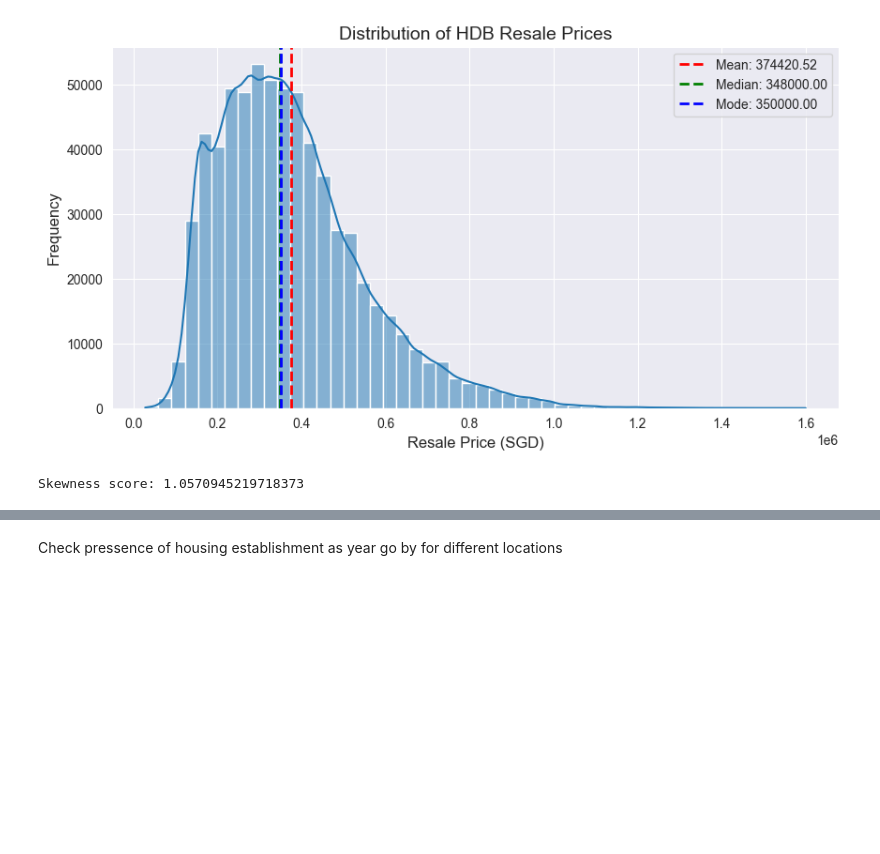
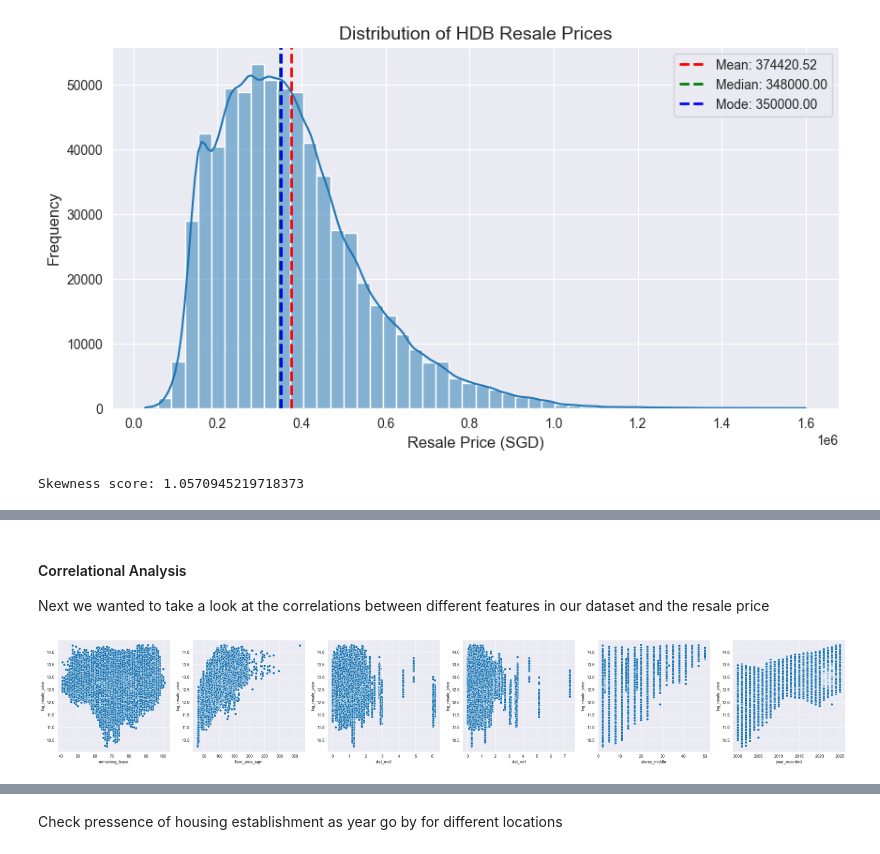
Before and after one commit to Tedyang2003/dsai-hdb-analysis, a Jupyter notebook: submission.ipynb, the cells around one changed output, grey strips where cells are left out. Drawn from its saved outputs; the diff is of its cells as text; code cells hidden in the pictures; blank space fills up the shorter version.

Commit message:
Added analysis

```diff
--- a/submission.ipynb
+++ b/submission.ipynb
@@ -241,0 +829,21 @@ df.head()
+# %% [markdown]
+#### Correlational Analysis
+
+Next we wanted to take a look at the correlations between different features in our dataset and the resale price
+# %%
+fig, (ax1,ax2,ax3,ax4, ax5, ax6) = plt.subplots(1,6,figsize=(35, 5))
+num_ds = merged_df[['remaining_lease', 'floor_area_sqm', 'dist_mall', 'dist_mrt' , 'storey_middle','log_resale_price', 'year_recorded']]
+
+# Create the scatter plot within the subplot
+
+sns.scatterplot(data = num_ds, x='remaining_lease', y='log_resale_price', ax=ax1)
+sns.scatterplot(data = num_ds, x='floor_area_sqm', y='log_resale_price', ax=ax2)
+sns.scatterplot(data = num_ds, x='dist_mall', y='log_resale_price', ax=ax3)
+sns.scatterplot(data = num_ds, x='dist_mrt', y='log_resale_price', ax=ax4)
+sns.scatterplot(data = num_ds, x='storey_middle', y='log_resale_price', ax=ax5)
+sns.scatterplot(data = num_ds, x='year_recorded', y='log_resale_price', ax=ax6)
+
+# Show the plot
+plt.show()
+# %% [output]
+[figure, added]
```
Also changed, not shown: parts of 91 cells of this notebook, 3 other files.
